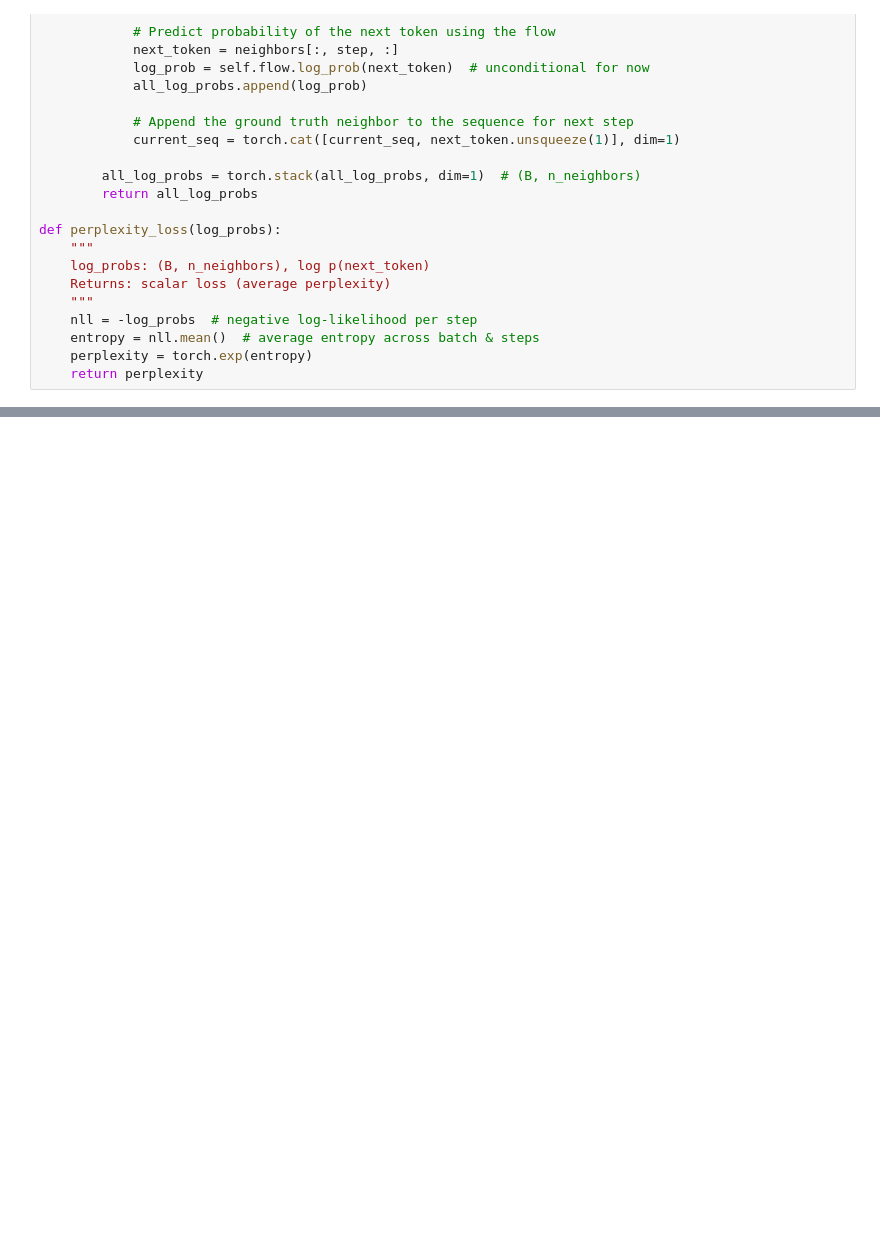
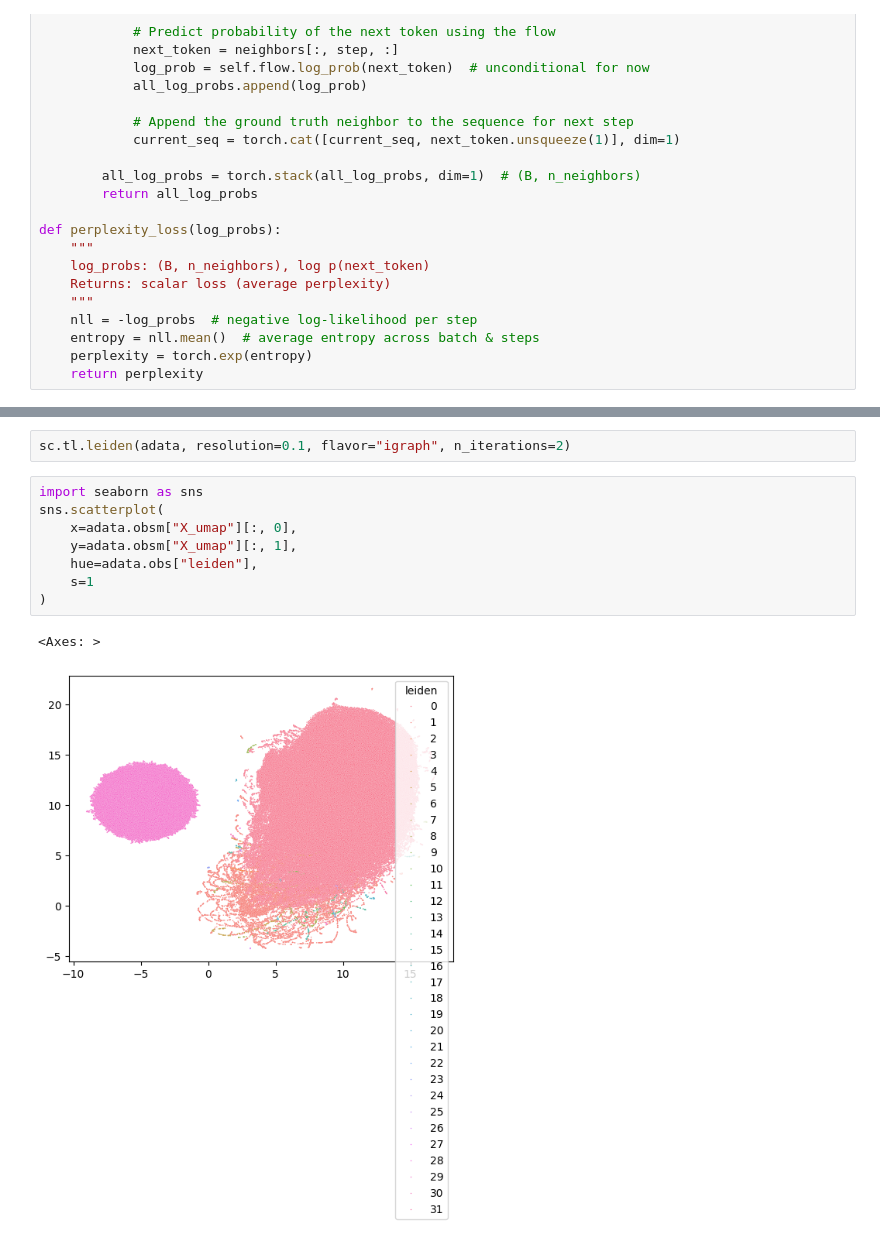
Before and after one commit to jhaberbe/TokenGT, a Jupyter notebook: notebook/embeddings.ipynb, the cells around one changed output, grey strips where cells are left out. Drawn from its saved outputs; the diff is of its cells as text; blank space fills up the shorter version.

```diff
--- a/notebook/embeddings.ipynb
+++ b/notebook/embeddings.ipynb
@@ -684,0 +908,13 @@ for epoch in range(10):
+# %%
+sc.tl.leiden(adata, resolution=0.1, flavor="igraph", n_iterations=2)
+# %%
+import seaborn as sns
+sns.scatterplot(
+    x=adata.obsm["X_umap"][:, 0],
+    y=adata.obsm["X_umap"][:, 1],
+    hue=adata.obs["leiden"],
+    s=1
+)
+# %% [output]
+<Axes: >
+[figure, added]
```
Also changed, not shown: parts of 11 cells of this notebook, 2 other files.
